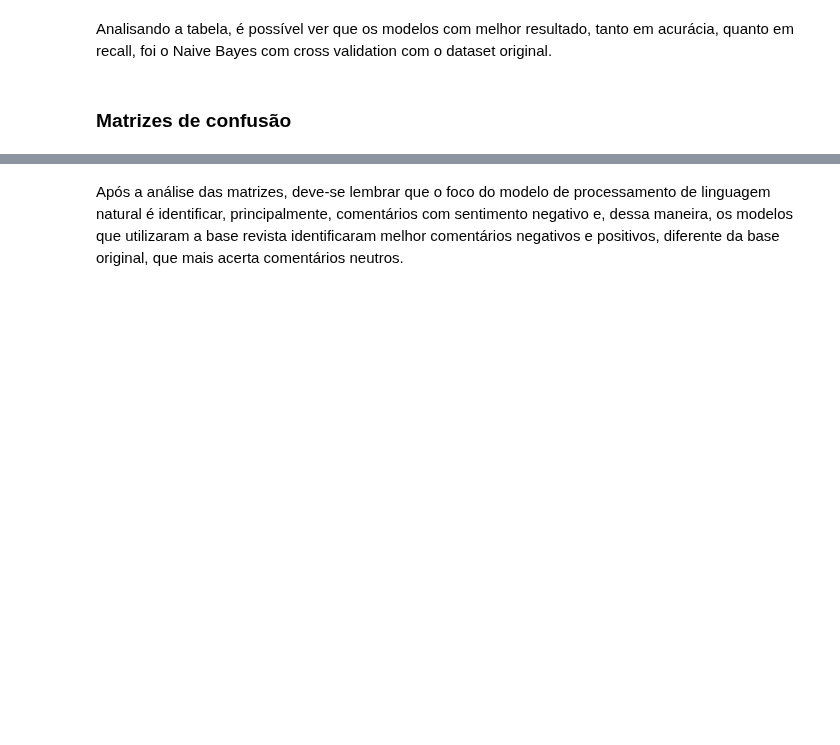
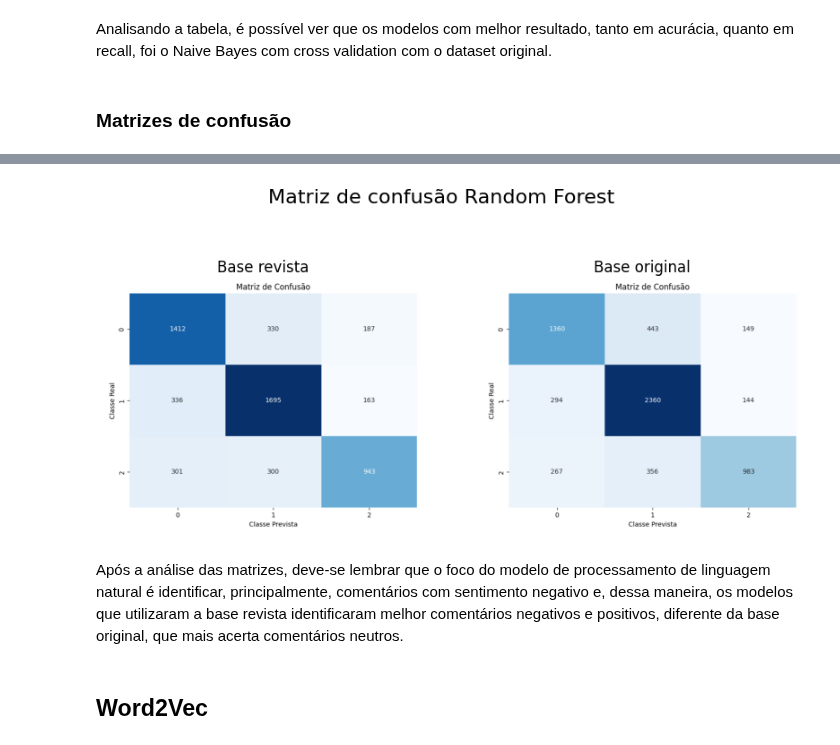
Before and after one commit to 2023M6T4-Inteli/Projeto4, a Jupyter notebook: src/Análises_Sprint_4.ipynb, the cells around one changed output, grey strips where cells are left out. Saved outputs shown, nothing was run; the diff lists cells and outputs as text; code cells hidden in the pictures; blank space fills up the shorter version.

```diff
--- a/src/Análises_Sprint_4.ipynb
+++ b/src/Análises_Sprint_4.ipynb
@@ -260,2 +242,32 @@ display(HTML(html))
+# %%
+import matplotlib.pyplot as plt
+from PIL import Image
+
+# Carregar as duas imagens
+imagem1 = Image.open('../images/tfidf_rf_revisto.png')
+imagem2 = Image.open('../images/tfidf_rf_original.png')
+
+# Criar a figura e os subplots
+fig, axs = plt.subplots(1, 2, figsize=(10, 5))
+
+# Exibir a primeira imagem no primeiro subplot e adicionar o título
+axs[0].imshow(imagem1)
+axs[0].set_title('Base revista')
+axs[0].axis('off')
+
+# Exibir a segunda imagem no segundo subplot e adicionar o título
+axs[1].imshow(imagem2)
+axs[1].set_title('Base original')
+axs[1].axis('off')
+
+# Ajustar o espaçamento entre os subplots
+plt.suptitle('Matriz de confusão Random Forest', fontsize=16)
+
+# Exibir a figura
+plt.show()
+# %% [output]
+[figure, added]
 # %% [markdown]
 Após a análise das matrizes, deve-se lembrar que o foco do modelo de processamento de linguagem natural é identificar, principalmente, comentários com sentimento negativo e, dessa maneira, os modelos que utilizaram a base revista identificaram melhor comentários negativos e positivos, diferente da base original, que mais acerta comentários neutros.
+# %% [markdown]
+## Word2Vec
```
Also changed, not shown: parts of 15 cells of this notebook, 13 other files.
